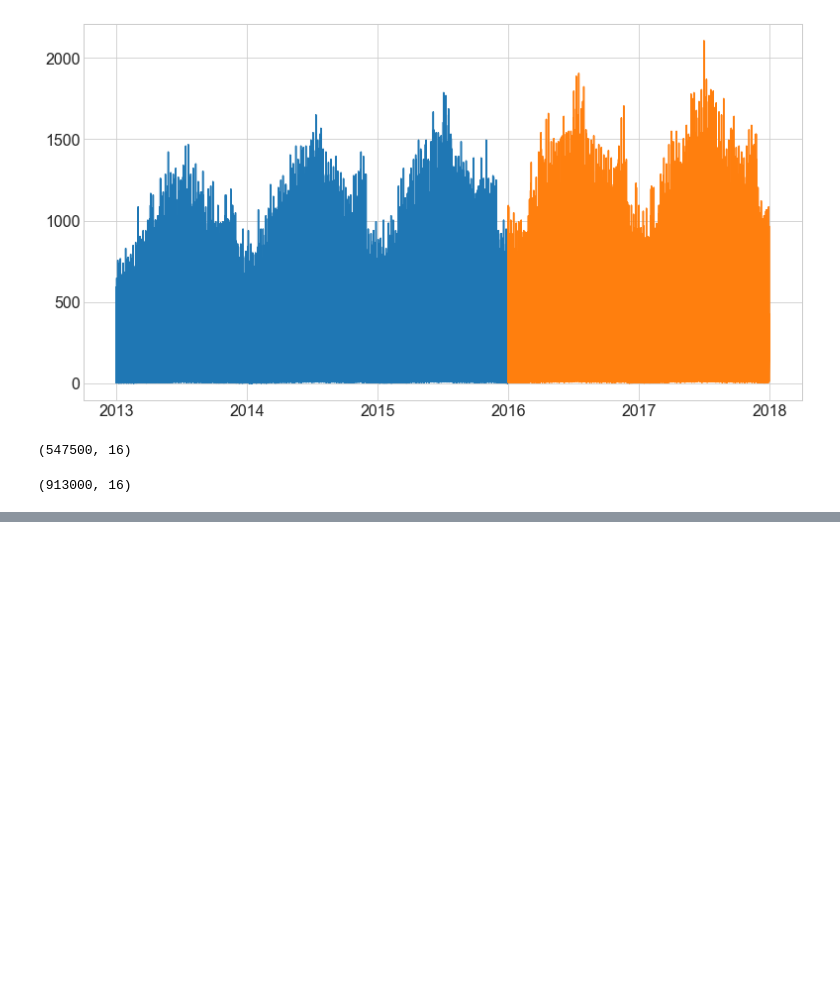
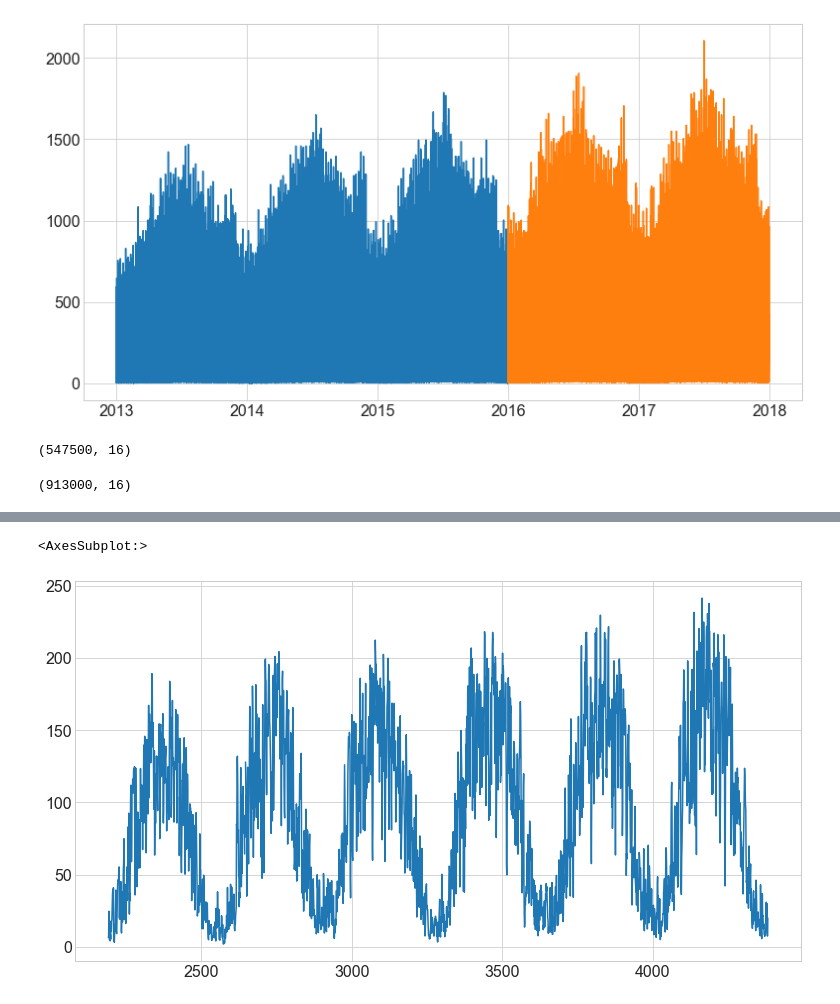
Before and after one commit to Naomi-SB/time_series, a Jupyter notebook: explore.ipynb, the cells around one changed output, grey strips where cells are left out. Saved outputs shown, nothing was run; the diff lists cells and outputs as text; code cells hidden in the pictures; blank space fills up the shorter version.

```diff
--- a/explore.ipynb
+++ b/explore.ipynb
@@ -87,0 +191,5 @@ df.shape
+# %%
+ops_df.Solar.plot()
+# %% [output]
+<AxesSubplot:>
+[figure, added]
```
Also changed, not shown: parts of 30 cells of this notebook.
